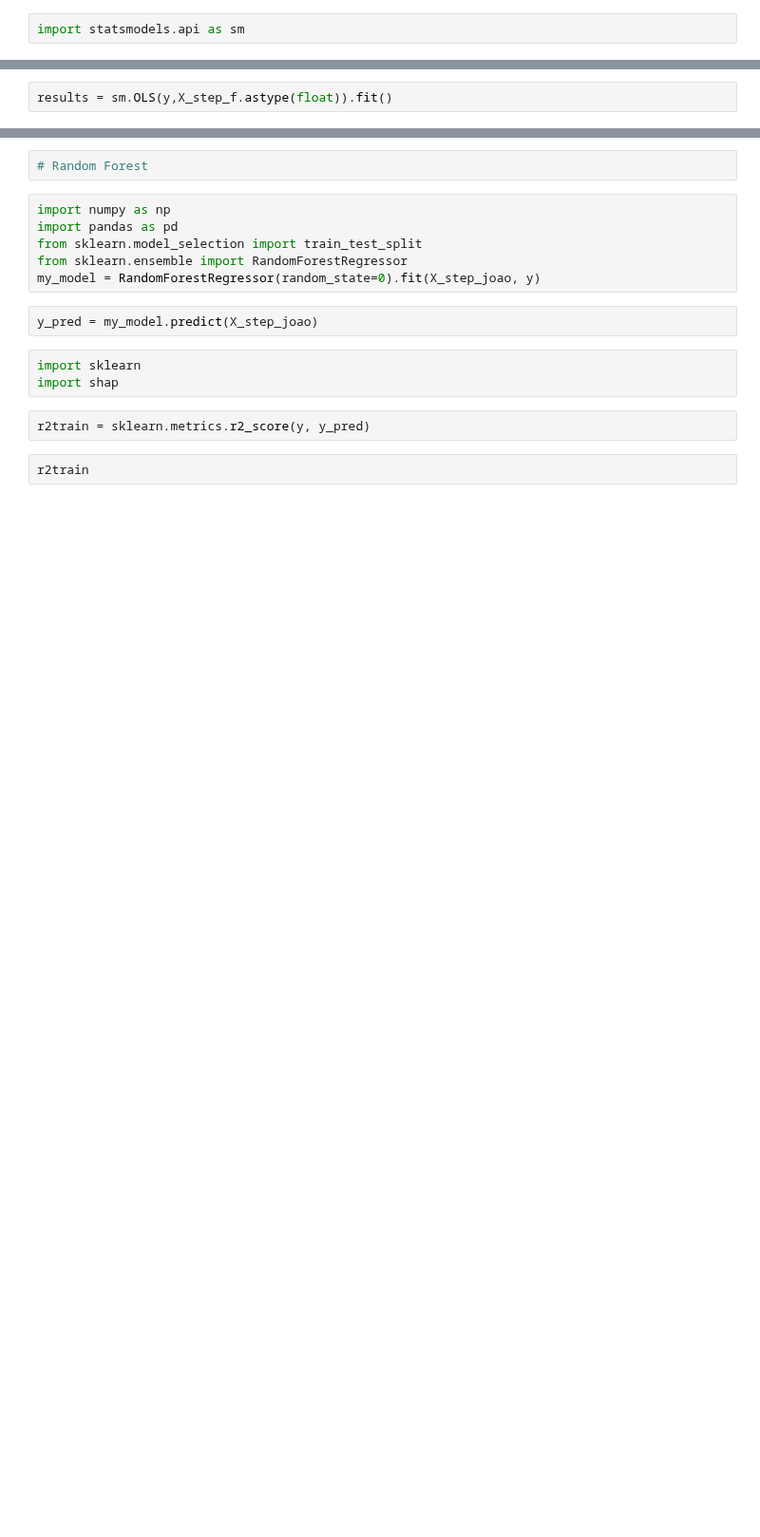
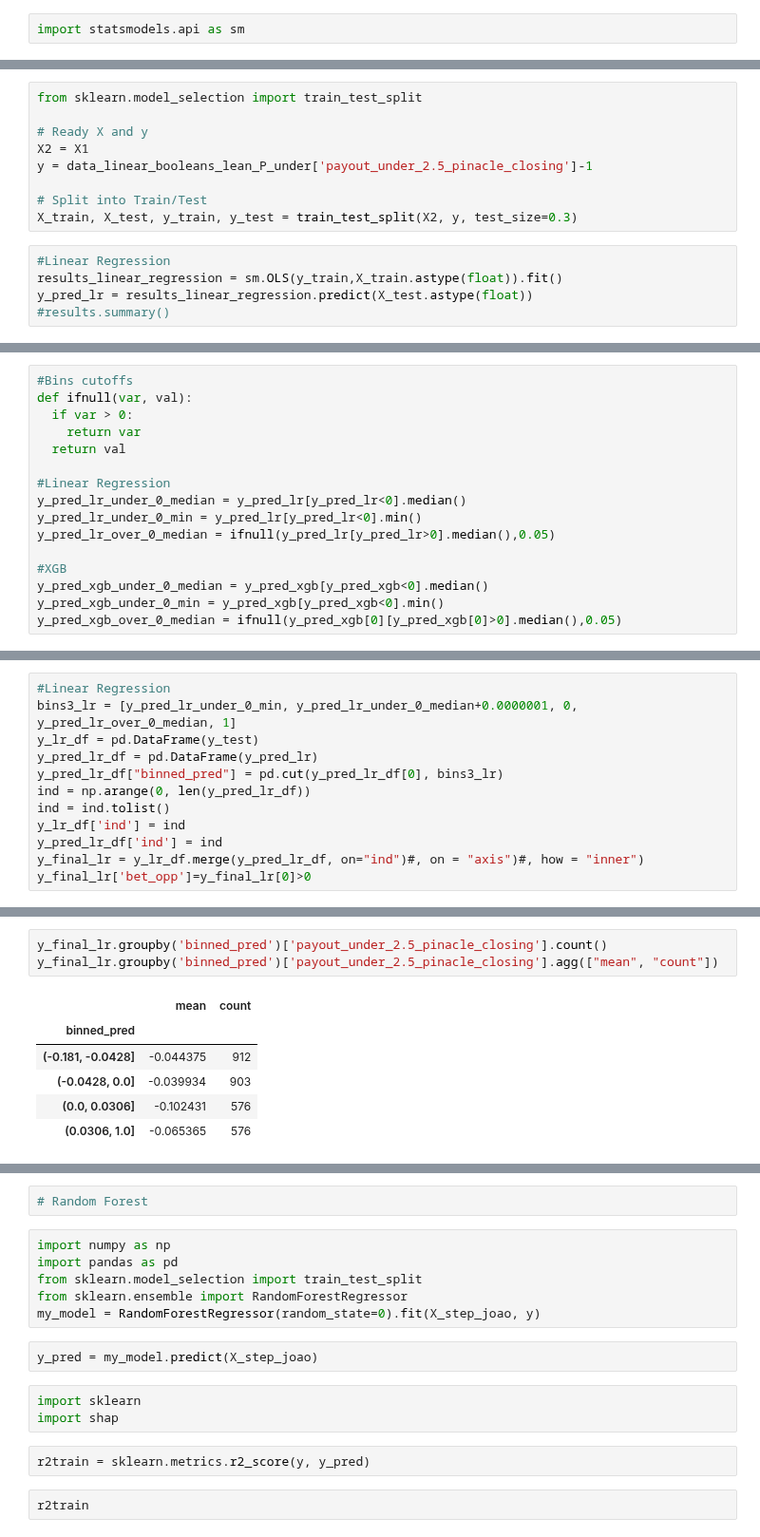
Before and after one commit to rafabertolace/OnThePitch, a Jupyter notebook: notebooks/D4_Linear_Regression_first_model.ipynb, the cells around one changed output, grey strips where cells are left out. Shown at 95% size. Cells and saved outputs as stored; diff of their text form; blank space fills up the shorter version.

```diff
--- a/notebooks/D4_Linear_Regression_first_model.ipynb
+++ b/notebooks/D4_Linear_Regression_first_model.ipynb
@@ -960,2 +886,14 @@ import statsmodels.api as sm
+# %%
+from sklearn.model_selection import train_test_split
+
+# Ready X and y
+X2 = X1
+y = data_linear_booleans_lean_P_under['payout_under_2.5_pinacle_closing']-1
+
+# Split into Train/Test
+X_train, X_test, y_train, y_test = train_test_split(X2, y, test_size=0.3)
 # %%
-results = sm.OLS(y,X_step_f.astype(float)).fit()
+#Linear Regression
+results_linear_regression = sm.OLS(y_train,X_train.astype(float)).fit()
+y_pred_lr = results_linear_regression.predict(X_test.astype(float))
+#results.summary()
@@ -986,0 +911,16 @@ Notes:
+# %%
+#Bins cutoffs
+def ifnull(var, val):
+  if var > 0:
+    return var
+  return val
+
+#Linear Regression
+y_pred_lr_under_0_median = y_pred_lr[y_pred_lr<0].median()
+y_pred_lr_under_0_min = y_pred_lr[y_pred_lr<0].min()
+y_pred_lr_over_0_median = ifnull(y_pred_lr[y_pred_lr>0].median(),0.05)
+
+#XGB
+y_pred_xgb_under_0_median = y_pred_xgb[y_pred_xgb<0].median()
+y_pred_xgb_under_0_min = y_pred_xgb[y_pred_xgb<0].min()
+y_pred_xgb_over_0_median = ifnull(y_pred_xgb[0][y_pred_xgb[0]>0].median(),0.05)
@@ -986,0 +931,12 @@ Notes:
+# %%
+#Linear Regression
+bins3_lr = [y_pred_lr_under_0_min, y_pred_lr_under_0_median+0.0000001, 0, y_pred_lr_over_0_median, 1]
+y_lr_df = pd.DataFrame(y_test)
+y_pred_lr_df = pd.DataFrame(y_pred_lr)
+y_pred_lr_df["binned_pred"] = pd.cut(y_pred_lr_df[0], bins3_lr)
+ind = np.arange(0, len(y_pred_lr_df))
+ind = ind.tolist()
+y_lr_df['ind'] = ind
+y_pred_lr_df['ind'] = ind
+y_final_lr = y_lr_df.merge(y_pred_lr_df, on="ind")#, on = "axis")#, how = "inner")
+y_final_lr['bet_opp']=y_final_lr[0]>0
@@ -986,0 +964,10 @@ Notes:
+# %%
+y_final_lr.groupby('binned_pred')['payout_under_2.5_pinacle_closing'].count()
+y_final_lr.groupby('binned_pred')['payout_under_2.5_pinacle_closing'].agg(["mean", "count"])
+# %% [output]
+|  | mean | count |
+| binned_pred |  |  |
+| (-0.181, -0.0428] | -0.044375 | 912 |
+| (-0.0428, 0.0] | -0.039934 | 903 |
+| (0.0, 0.0306] | -0.102431 | 576 |
+| (0.0306, 1.0] | -0.065365 | 576 |
```
Also changed, not shown: parts of 40 cells of this notebook.
